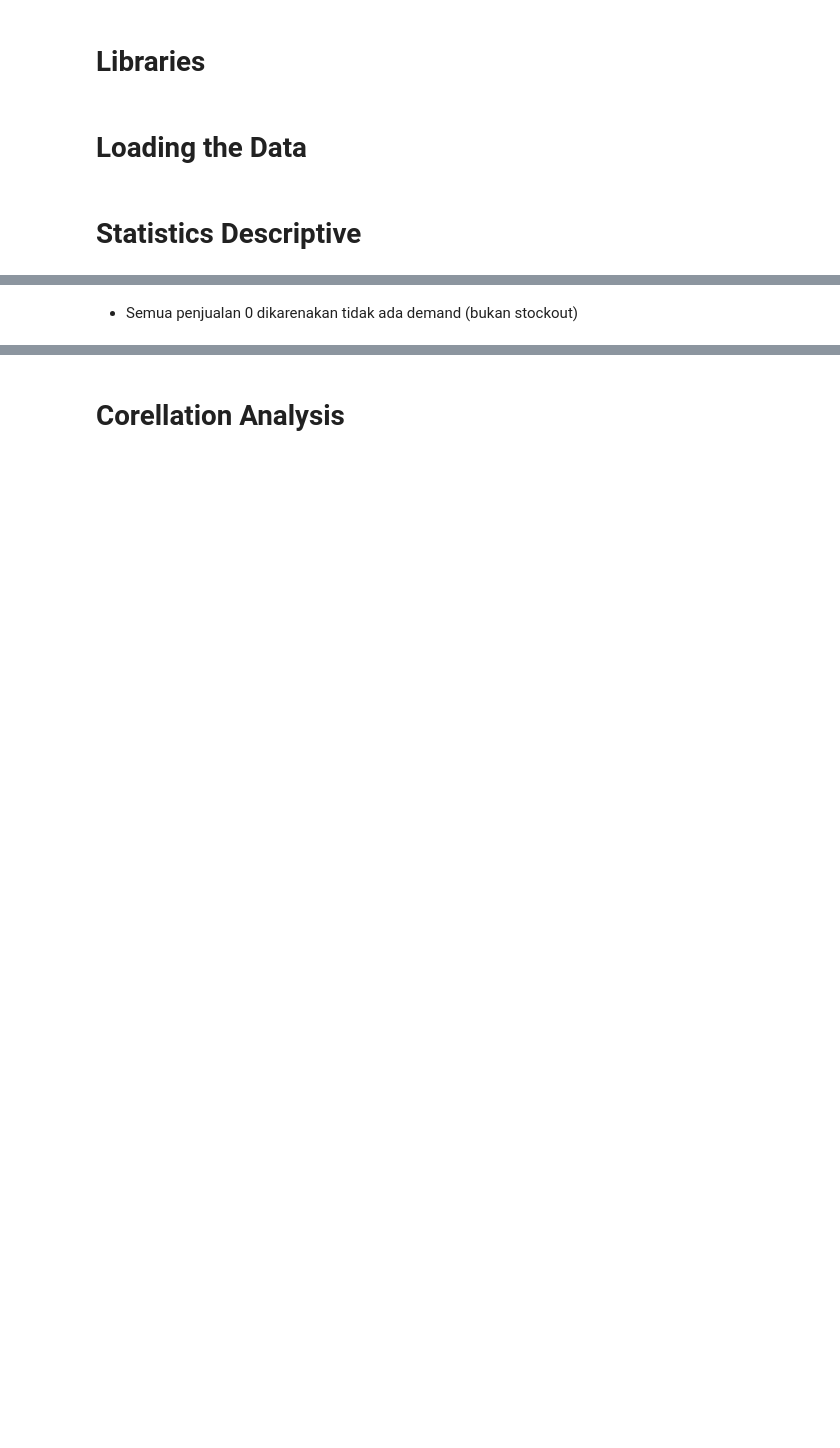
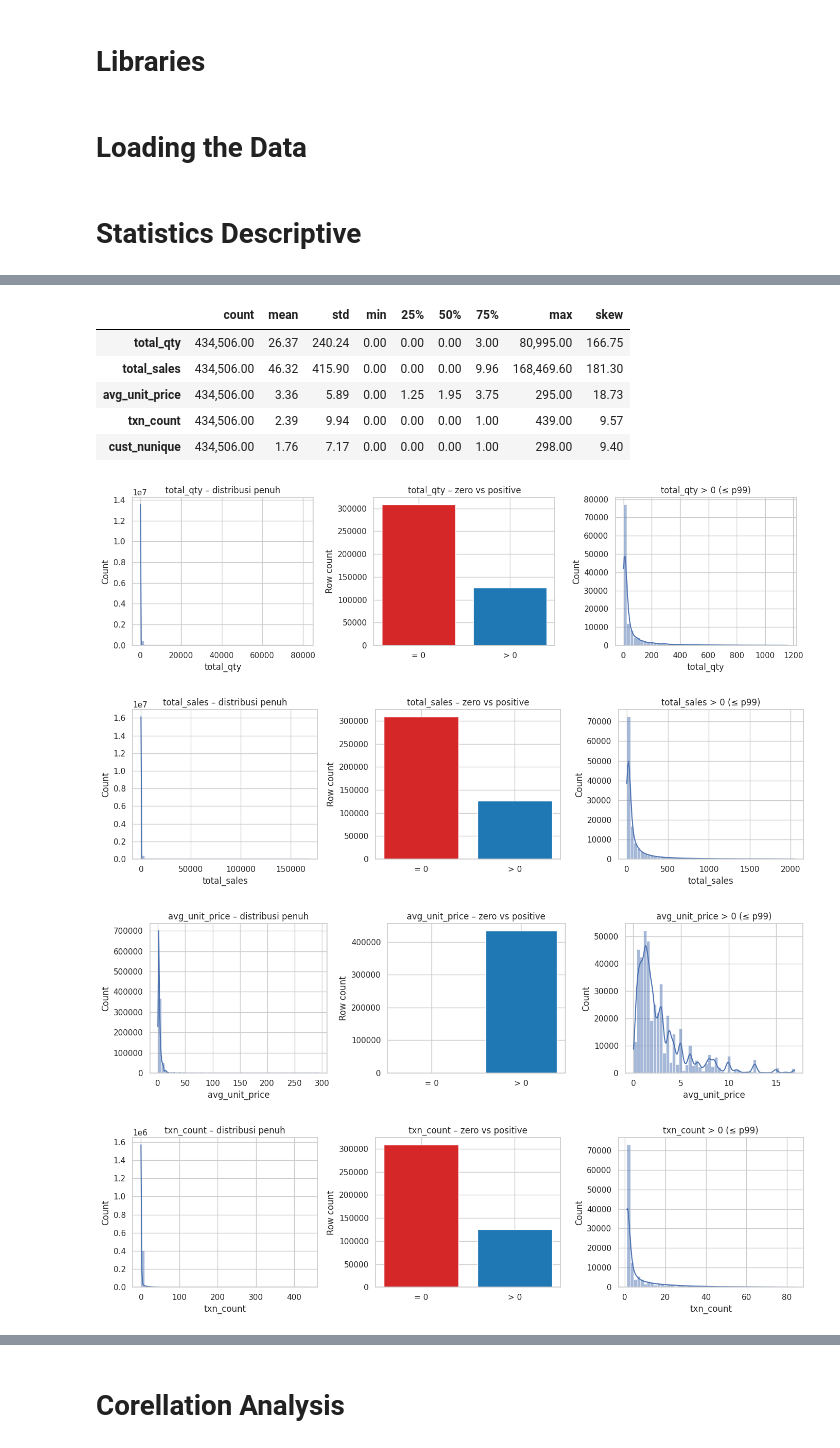
Before and after one commit to faathirchikal/kalbe-python-workshop-2025, a Jupyter notebook: 02_eda.ipynb, the cells around one changed output, grey strips where cells are left out. Cells and saved outputs as stored; diff of their text form; code cells hidden in the pictures; blank space fills up the shorter version.

```diff
--- a/02_eda.ipynb
+++ b/02_eda.ipynb
@@ -3,4 +22,6 @@
 # %% [markdown]
 # Loading the Data
+# %%
+df = pd.read_parquet("data/preprocessed/monthly_agg.parquet")
 # %% [markdown]
 # Statistics Descriptive
@@ -32,2 +28,69 @@ display(df.loc[demand_zero].head(5))
-# %% [markdown]
-- Semua penjualan 0 dikarenakan tidak ada demand (bukan stockout)
+# %%
+NUM_COLS   = ['total_qty', 'total_sales',
+              'avg_unit_price', 'txn_count', 'cust_nunique']
+CLIP_PCT   = 99
+BINS       = 50
+FIG_W, FIG_H = 14, 4
+
+# Basic stat
+stats = df[NUM_COLS].describe().T
+stats["skew"] = df[NUM_COLS].skew()
+display(
+    stats.style
+         .format("{:,.2f}")
+         .background_gradient(subset=["max", "75%"], cmap="Blues")
+         .bar(subset=["mean", "50%"], color="#ffd65c")
+)
+
+# Plot Function
+def plot_option(series, name, bins=BINS, clip_pct=CLIP_PCT):
+    s = series.dropna()
+
+    fig, axes = plt.subplots(1, 3, figsize=(FIG_W, FIG_H))
+
+    # ── Panel A: distribusi  ─────────────────────────────────
+    sns.histplot(s, bins=bins, kde=True, ax=axes[0])
+    axes[0].set_title(f"{name} – distribusi penuh")
+    axes[0].set_xlabel(name); axes[0].set_ylabel("Count")
+
+    # ── Panel B: zero vs positive ────────────────────────────────
+    zero_cnt = (s == 0).sum()
+    pos_cnt  = (s > 0).sum()
+    axes[1].bar(["= 0", "> 0"], [zero_cnt, pos_cnt],
+                color=["tab:red", "tab:blue"])
+    axes[1].set_title(f"{name} – zero vs positive")
+    axes[1].set_ylabel("Row count")
+
+    # ── Panel C: distribusi positif (≤ p{clip_pct}) ──────────────
+    pos_vals = s[s > 0]
+    if pos_vals.empty:
+        axes[2].text(0.5, 0.5, "⟨ tidak ada nilai > 0 ⟩",
+                     ha="center", va="center")
+        axes[2].axis("off")
+    else:
+        upper = np.percentile(pos_vals, clip_pct)
+        zoom  = pos_vals[pos_vals <= upper]
+        sns.histplot(zoom, bins=bins, kde=True, ax=axes[2])
+        axes[2].set_title(f"{name} > 0 (≤ p{clip_pct})")
+        axes[2].set_xlabel(name); axes[2].set_ylabel("Count")
+
+    plt.tight_layout()
+    plt.show()
+
+# Plot
+for col in NUM_COLS:
+    if col not in df.columns:
+        print(f"Kolom “{col}” tidak ditemukan.")
+        continue
+    plot_option(df[col], col)
+# %% [output]
+|  | count | mean | std | min | 25% | 50% | 75% | max | skew |
+| total_qty | 434,506.00 | 26.37 | 240.24 | 0.00 | 0.00 | 0.00 | 3.00 | 80,995.00 | 166.75 |
+| total_sales | 434,506.00 | 46.32 | 415.90 | 0.00 | 0.00 | 0.00 | 9.96 | 168,469.60 | 181.30 |
+| avg_unit_price | 434,506.00 | 3.36 | 5.89 | 0.00 | 1.25 | 1.95 | 3.75 | 295.00 | 18.73 |
+| txn_count | 434,506.00 | 2.39 | 9.94 | 0.00 | 0.00 | 0.00 | 1.00 | 439.00 | 9.57 |
+| cust_nunique | 434,506.00 | 1.76 | 7.17 | 0.00 | 0.00 | 0.00 | 1.00 | 298.00 | 9.40 |
+[figure, added]
+[figure, added]
+[figure, added]
+[figure, added]
```
Also changed, not shown: parts of 42 cells of this notebook, 4 other files.
